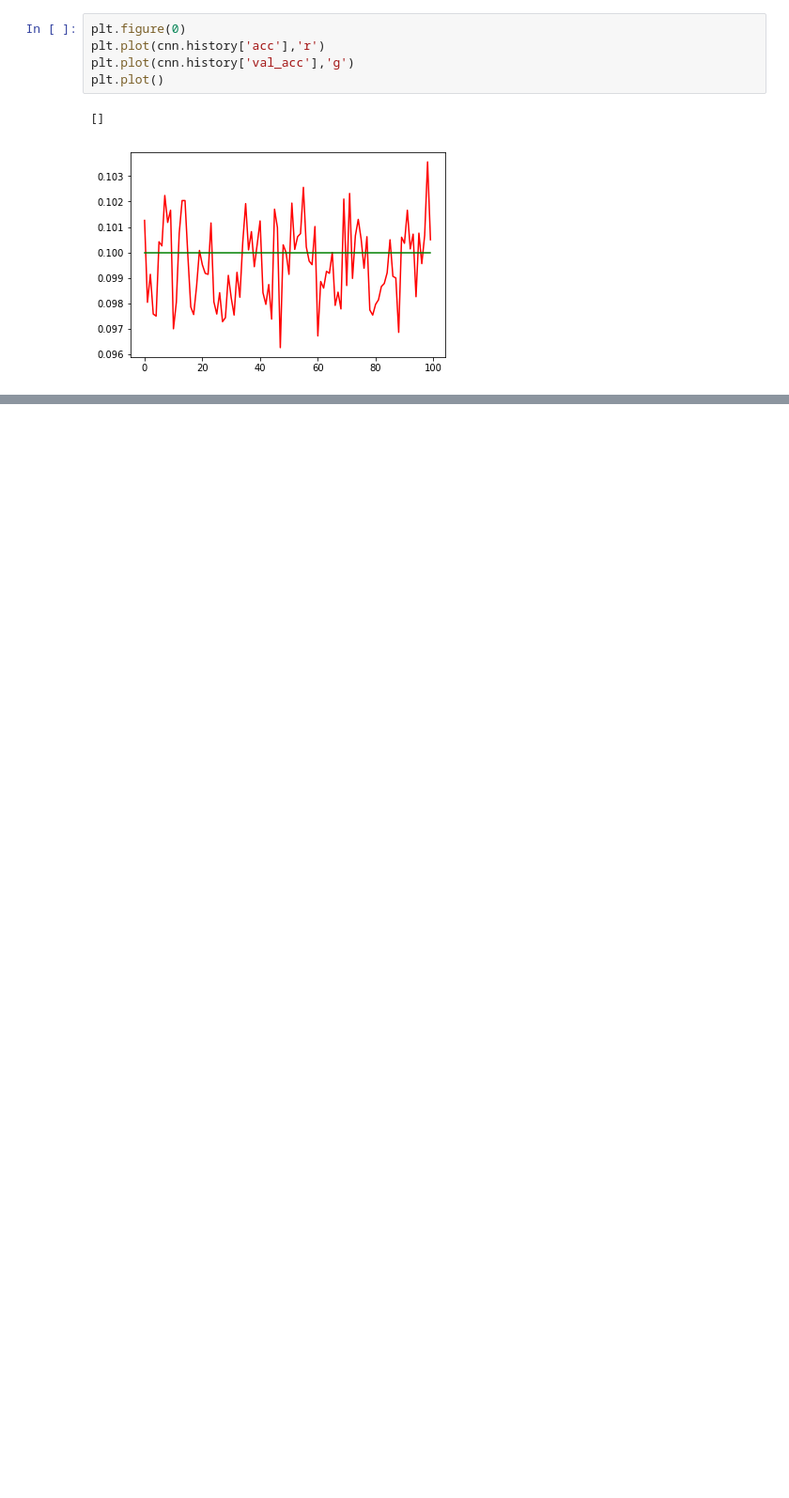
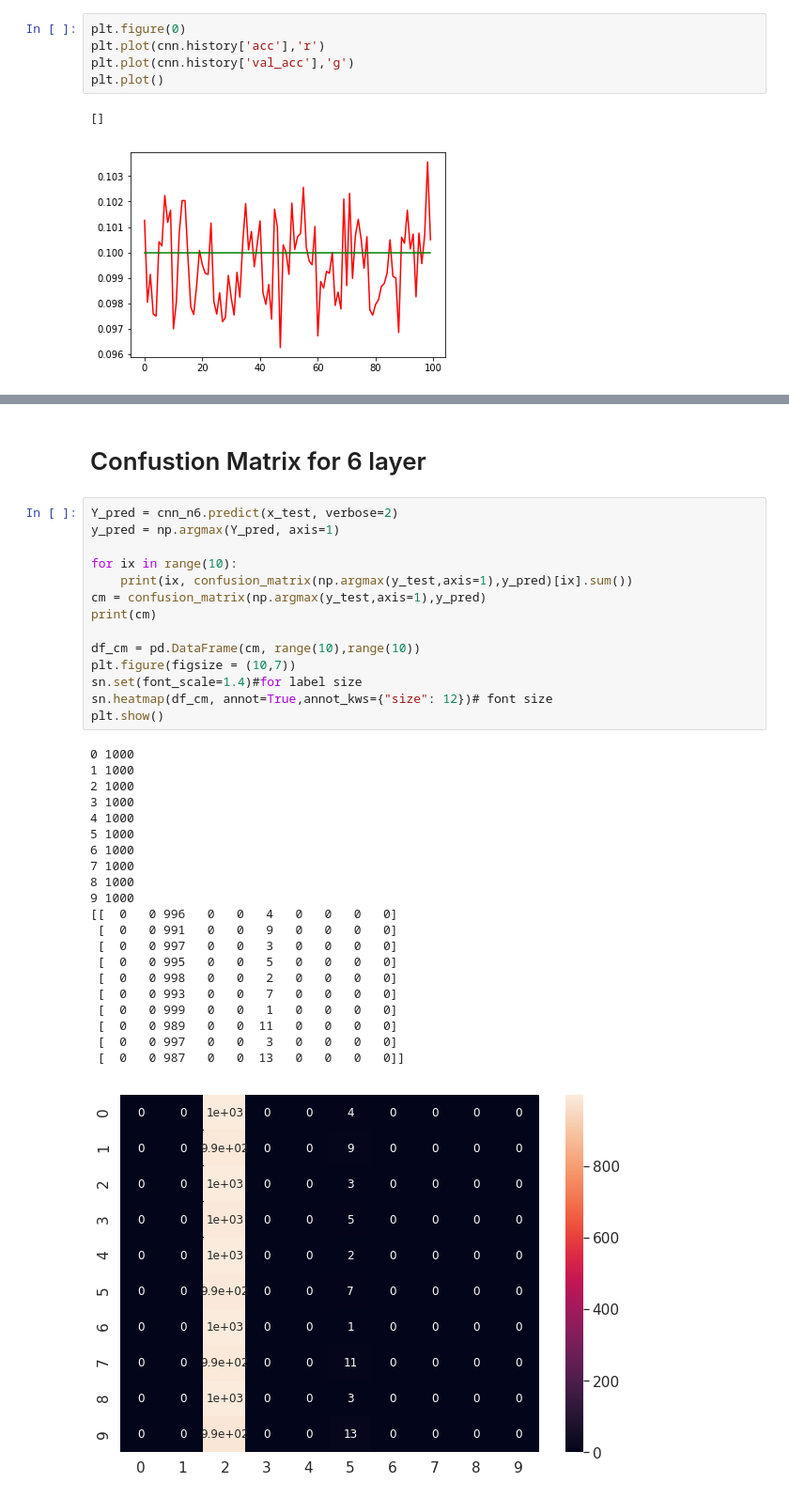
Before and after one commit to PerlinWarp/YearOfAI, a Jupyter notebook: CIFAR10.ipynb, the cells around one changed output, grey strips where cells are left out. Shown at 94% size. Saved outputs shown, nothing was run; the diff lists cells and outputs as text; blank space fills up the shorter version.

```diff
--- a/CIFAR10.ipynb
+++ b/CIFAR10.ipynb
@@ -177,0 +261,38 @@ plt.plot()
+# %% [markdown]
+# Confustion Matrix for 6 layer
+# %%
+Y_pred = cnn_n6.predict(x_test, verbose=2)
+y_pred = np.argmax(Y_pred, axis=1)
+
+for ix in range(10):
+    print(ix, confusion_matrix(np.argmax(y_test,axis=1),y_pred)[ix].sum())
+cm = confusion_matrix(np.argmax(y_test,axis=1),y_pred)
+print(cm)
+
+df_cm = pd.DataFrame(cm, range(10),range(10))
+plt.figure(figsize = (10,7))
+sn.set(font_scale=1.4)#for label size
+sn.heatmap(df_cm, annot=True,annot_kws={"size": 12})# font size
+plt.show()
+# %% [output]
+0 1000
+1 1000
+2 1000
+3 1000
+4 1000
+5 1000
+6 1000
+7 1000
+8 1000
+9 1000
+[[  0   0 996   0   0   4   0   0   0   0]
+ [  0   0 991   0   0   9   0   0   0   0]
+ [  0   0 997   0   0   3   0   0   0   0]
+ [  0   0 995   0   0   5   0   0   0   0]
+ [  0   0 998   0   0   2   0   0   0   0]
+ [  0   0 993   0   0   7   0   0   0   0]
+ [  0   0 999   0   0   1   0   0   0   0]
+ [  0   0 989   0   0  11   0   0   0   0]
+ [  0   0 997   0   0   3   0   0   0   0]
+ [  0   0 987   0   0  13   0   0   0   0]]
+[figure, added]
```
Also changed, not shown: parts of 9 cells of this notebook.
